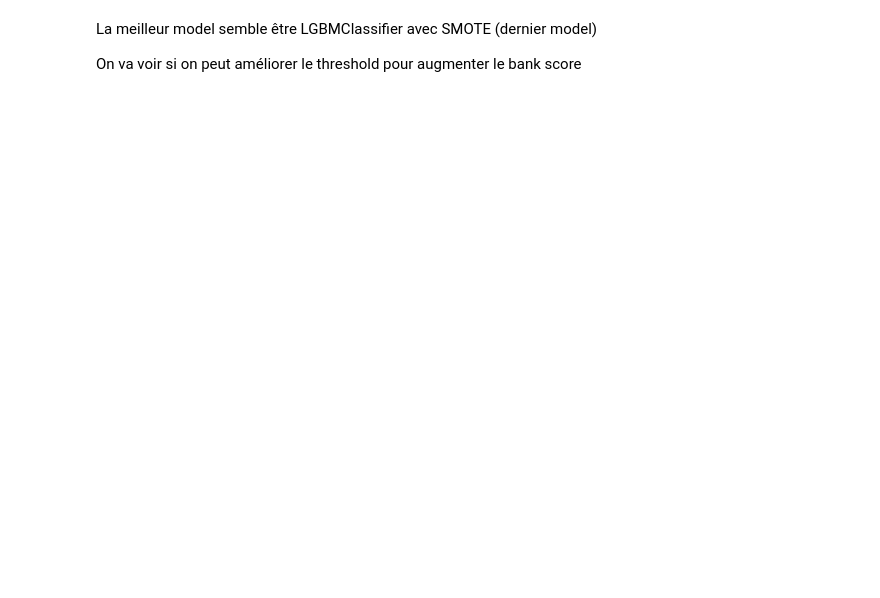
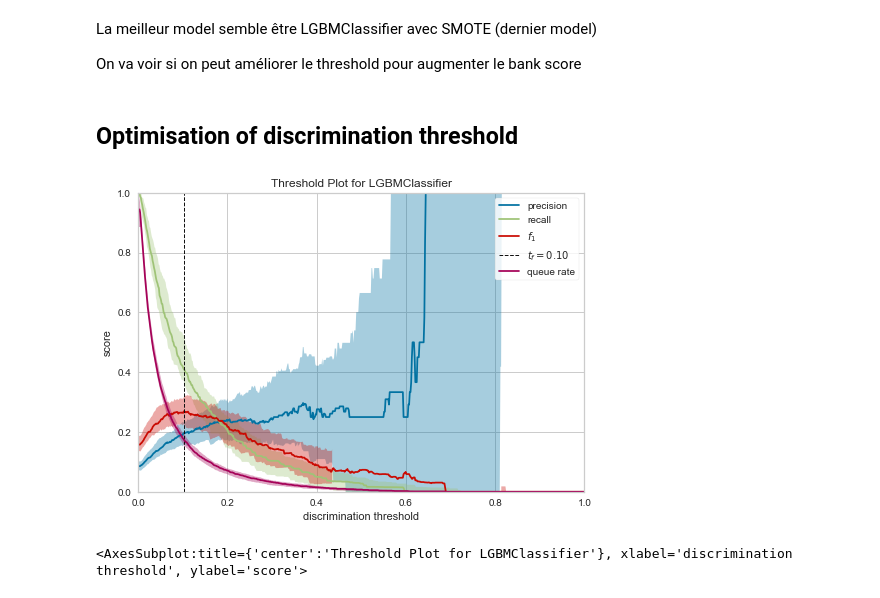
Before and after one commit to mrcreasey/oc-ds-p7-scoring-dashboard, a Jupyter notebook: code/P7_modelisation.ipynb, the cells around one changed output. Drawn from its saved outputs; the diff is of its cells as text; code cells hidden in the pictures; blank space fills up the shorter version.

Commit message:
evaluate discrimination threshold

```diff
--- a/code/P7_modelisation.ipynb
+++ b/code/P7_modelisation.ipynb
@@ -2386,3 +2386,16 @@ df_scores.head()
 La meilleur model semble être LGBMClassifier avec SMOTE (dernier model)
 
 On va voir si on peut améliorer le threshold pour augmenter le bank score
+# %% [markdown]
+## Optimisation of discrimination threshold
+# %%
+from yellowbrick.classifier import DiscriminationThreshold
+
+model=LGBMClassifier(min_child_samples=10,max_depth=6)
+visualizer = DiscriminationThreshold(model)
+
+visualizer.fit(x_train_prep,y_train)        # Fit the data to the visualizer
+visualizer.show()           # Finalize and render the figure
+# %% [output]
+[figure, added]
+<AxesSubplot:title={'center':'Threshold Plot for LGBMClassifier'}, xlabel='discrimination threshold', ylabel='score'>
```
Also changed, not shown: parts of 3 cells of this notebook.
